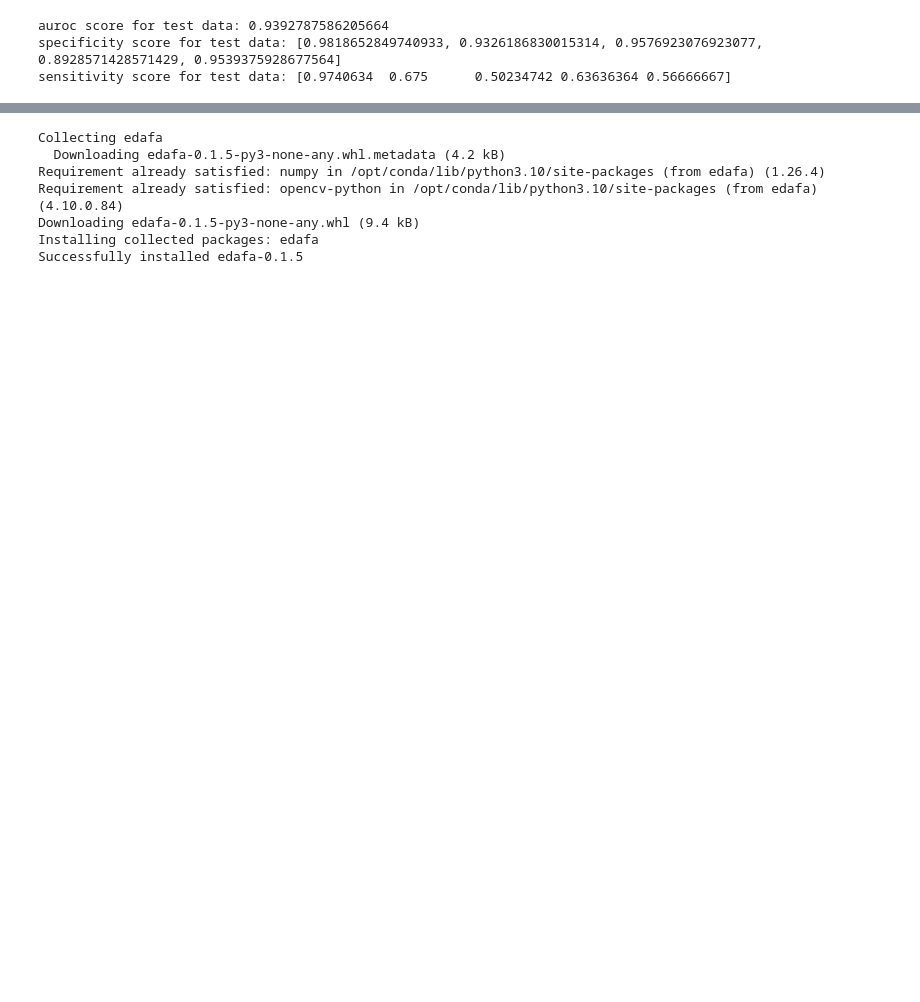
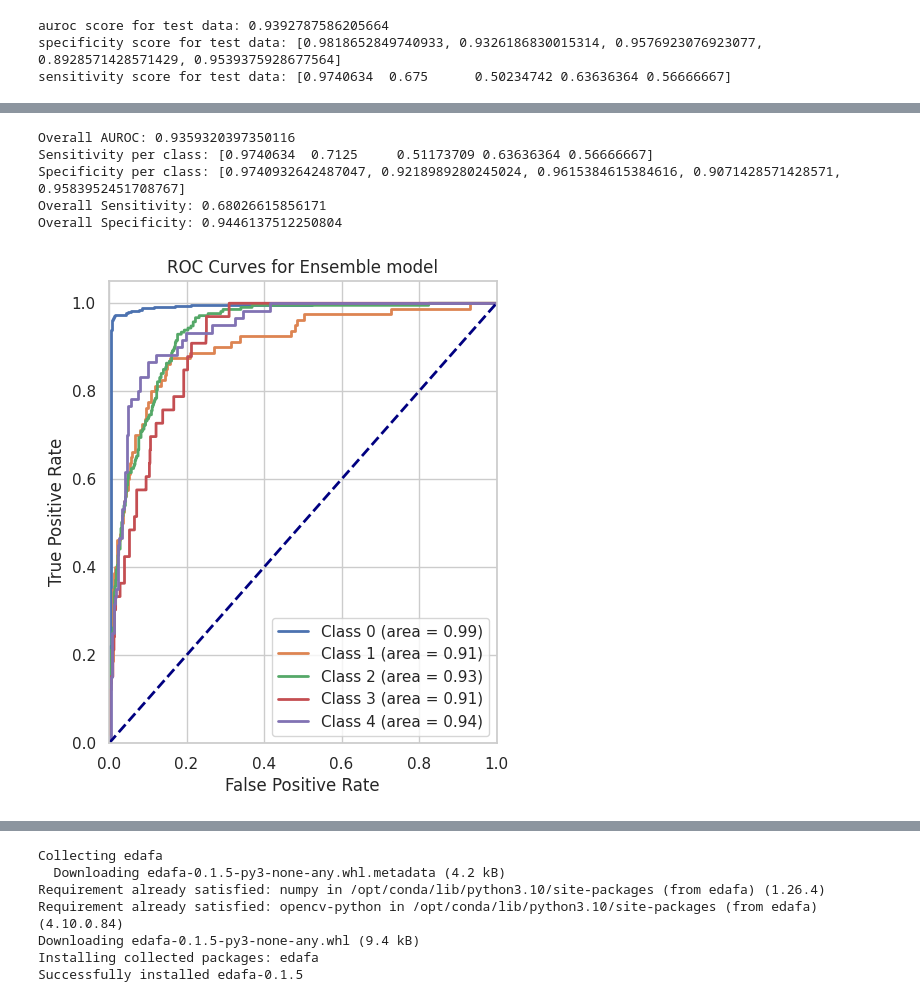
Before and after one commit to SunilkumarAdapa/Diabetic-Retinopathy, a Jupyter notebook: shap-efficient-bo-multi-class.ipynb, the cells around one changed output, grey strips where cells are left out. Cells and saved outputs as stored; diff of their text form; code cells hidden in the pictures; blank space fills up the shorter version.

Commit message:
Kaggle Notebook | Multi Class DR |Efficient B0| ML Efficient | Version 9

```diff
--- a/shap-efficient-bo-multi-class.ipynb
+++ b/shap-efficient-bo-multi-class.ipynb
@@ -1110,0 +1069,73 @@ ensemble accuracy : 0.6930422919508867
+# %%
+import numpy as np
+import matplotlib.pyplot as plt
+from sklearn.metrics import roc_auc_score, roc_curve, auc, recall_score, confusion_matrix
+from sklearn.preprocessing import label_binarize
+
+# Assuming you have already ensemble your predictions
+# `ensemble_model` is the averaged output, and `ensemble_final_preds` are the final class predictions
+# `true_labels` are the true class labels, e.g., [0, 1, 2, 3, 4]
+# Number of classes
+num_classes = 5
+
+# One-hot encode the true labels
+true_labels_one_hot = label_binarize(true_labels, classes=[0, 1, 2, 3, 4])
+
+# --- AUROC ---
+# Calculate AUROC for each class using one-vs-rest approach
+auroc = roc_auc_score(true_labels_one_hot, ensemble_model, multi_class='ovr')
+print(f"Overall AUROC: {auroc}")
+
+# --- Sensitivity (Recall) ---
+sensitivity = recall_score(true_labels, ensemble_final_preds, average=None)
+print(f"Sensitivity per class: {sensitivity}")
+
+# --- Specificity ---
+# Calculate confusion matrix
+cm = confusion_matrix(true_labels, ensemble_final_preds)
+specificity = []
+for i in range(len(cm)):
+    tn = sum(sum(cm)) - (cm[i, :].sum() + cm[:, i].sum() - cm[i, i])
+    fp = cm[:, i].sum() - cm[i, i]
+    specificity.append(tn / (tn + fp))
+
+print(f"Specificity per class: {specificity}")
+
+# Overall Sensitivity and Specificity
+overall_sensitivity = np.mean(sensitivity)
+overall_specificity = np.mean(specificity)
+
+print(f"Overall Sensitivity: {overall_sensitivity}")
+print(f"Overall Specificity: {overall_specificity}")
+
+# --- ROC Curves for each class ---
+# Plot ROC curves for each class
+fpr = dict()
+tpr = dict()
+roc_auc = dict()
+
+plt.figure(figsize=(5, 6))
+
+for i in range(num_classes):
+    fpr[i], tpr[i], _ = roc_curve(true_labels_one_hot[:, i], ensemble_model[:, i])
+    roc_auc[i] = auc(fpr[i], tpr[i])
+    plt.plot(fpr[i], tpr[i], lw=2, label=f"Class {i} (area = {roc_auc[i]:.2f})")
+
+# Plot ROC curve for random guessing
+plt.plot([0, 1], [0, 1], color="navy", lw=2, linestyle="--")
+
+# Plot settings
+plt.xlim([0.0, 1.0])
+plt.ylim([0.0, 1.05])
+plt.xlabel("False Positive Rate")
+plt.ylabel("True Positive Rate")
+plt.title("ROC Curves for Ensemble model")
+plt.legend(loc="lower right")
+plt.show()
+# %% [output]
+Overall AUROC: 0.9359320397350116
+Sensitivity per class: [0.9740634  0.7125     0.51173709 0.63636364 0.56666667]
+Specificity per class: [0.9740932642487047, 0.9218989280245024, 0.9615384615384616, 0.9071428571428571, 0.9583952451708767]
+Overall Sensitivity: 0.68026615856171
+Overall Specificity: 0.9446137512250804
+[figure, added]
```
Also changed, not shown: parts of 19 cells of this notebook.
